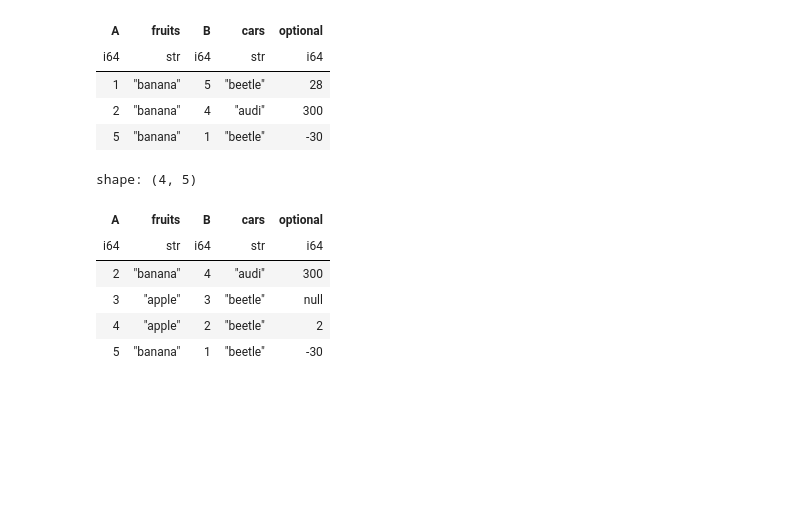
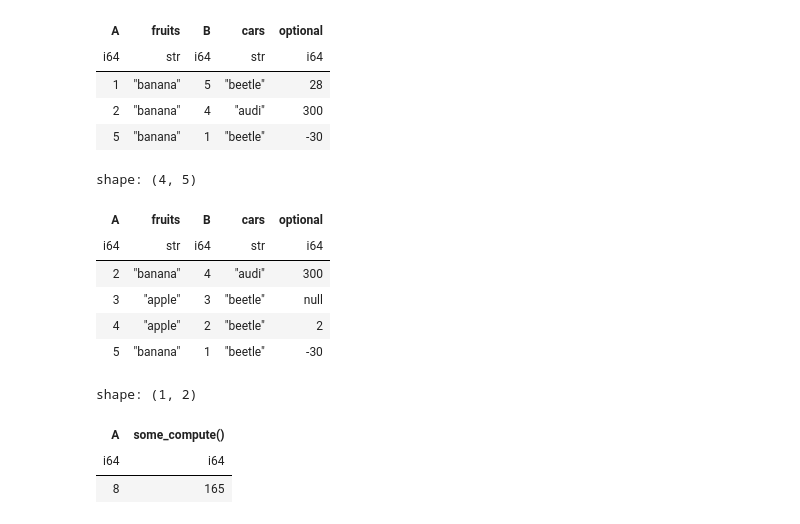
Before and after one commit to fernandomarca/pandas-polars-dataframes, a Jupyter notebook: polars-python.ipynb, the cells around one changed output. Cells and saved outputs as stored; diff of their text form; code cells hidden in the pictures; blank space fills up the shorter version.

```diff
--- a/polars.ipynb
+++ b/polars-python.ipynb
@@ -105,3 +108,13 @@ shape: (4, 5)
 | 3 | "apple" | 3 | "beetle" | null |
 | 4 | "apple" | 2 | "beetle" | 2 |
 | 5 | "banana" | 1 | "beetle" | -30 |
+# %%
+df.select([
+    pl.col("A").filter(pl.col("fruits").str.contains("^b.*")).sum(),
+    (pl.col("B").filter(pl.col("cars").str.contains("^b.*")).sum() * pl.col("B").sum()).alias("some_compute()"),
+])
+# %% [output]
+shape: (1, 2)
+| A | some_compute() |
+| i64 | i64 |
+| 8 | 165 |
```
Also changed, not shown: parts of 4 cells of this notebook, 8 other files.
